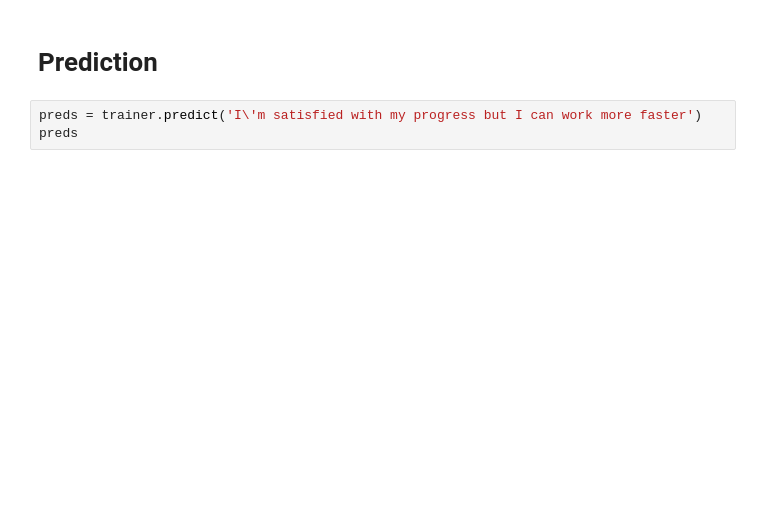
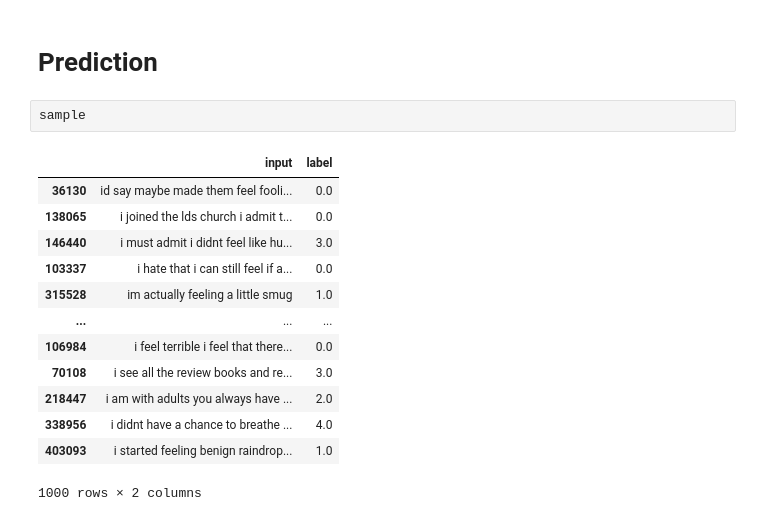
Before and after one commit to AgastyaPatel/FastAI-course, a Jupyter notebook: self-implementation/06-nlp-emotion-classifier.ipynb, the cells around one changed output. Saved outputs shown, nothing was run; the diff lists cells and outputs as text; blank space fills up the shorter version.

```diff
--- a/self-implementation/06-nlp-emotion-classifier.ipynb
+++ b/self-implementation/06-nlp-emotion-classifier.ipynb
@@ -327,5 +331,18 @@ print(dds['test'].features['label'].dtype)
 # %% [markdown]
 # Prediction
-# %%
-preds = trainer.predict('I\'m satisfied with my progress but I can work more faster')
-preds
+# %%
+sample
+# %% [output]
+|  | input | label |
+| 36130 | id say maybe made them feel fooli... | 0.0 |
+| 138065 | i joined the lds church i admit t... | 0.0 |
+| 146440 | i must admit i didnt feel like hu... | 3.0 |
+| 103337 | i hate that i can still feel if a... | 0.0 |
+| 315528 | im actually feeling a little smug | 1.0 |
+| ... | ... | ... |
+| 106984 | i feel terrible i feel that there... | 0.0 |
+| 70108 | i see all the review books and re... | 3.0 |
+| 218447 | i am with adults you always have ... | 2.0 |
+| 338956 | i didnt have a chance to breathe ... | 4.0 |
+| 403093 | i started feeling benign raindrop... | 1.0 |
+1000 rows × 2 columns
```
Also changed, not shown: parts of 17 cells of this notebook.
